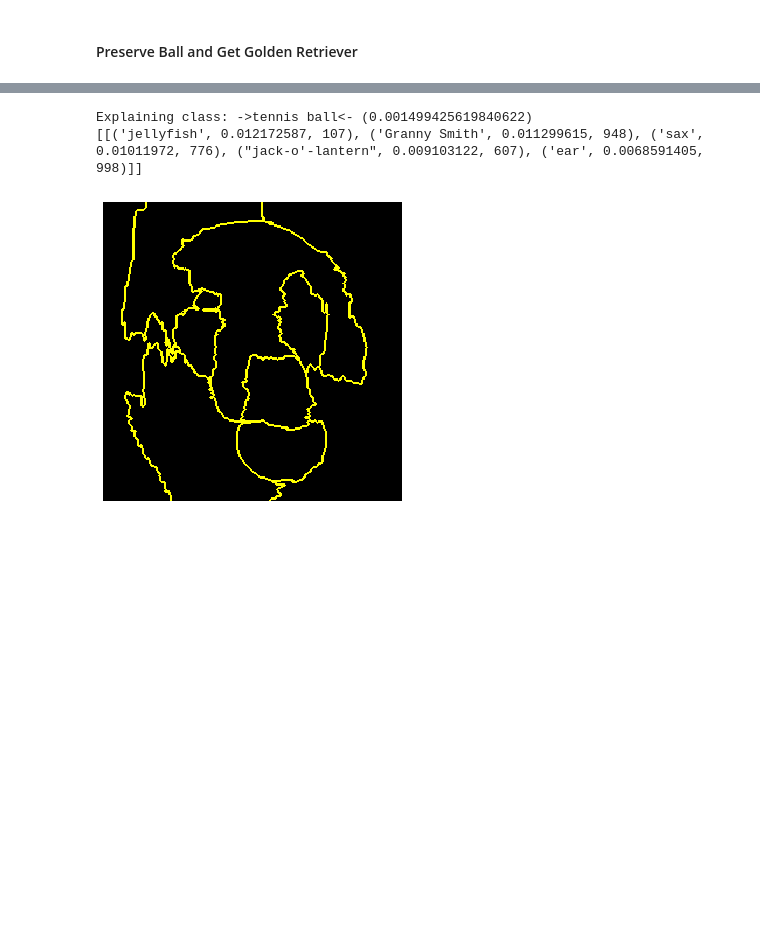
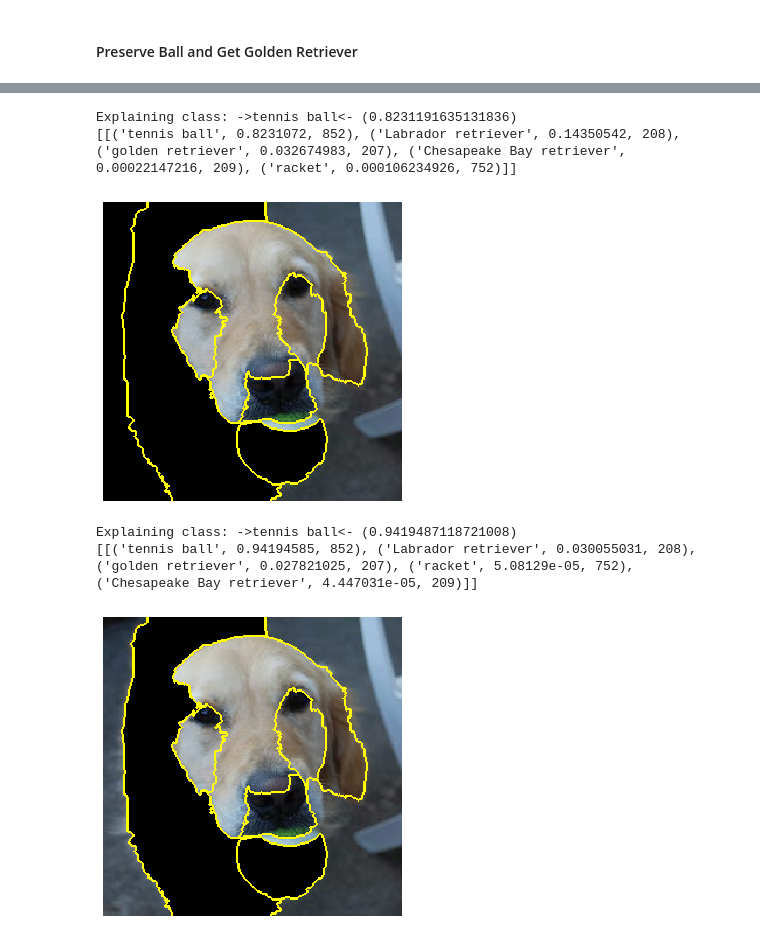
Before and after one commit to So-Cool/bLIMEy, a Jupyter notebook: IJCAI_2023/limetree_explanations.ipynb, the cells around one changed output, grey strips where cells are left out. Drawn from its saved outputs; the diff is of its cells as text; code cells hidden in the pictures; blank space fills up the shorter version.

```diff
--- a/IJCAI_2023/limetree_explanations.ipynb
+++ b/IJCAI_2023/limetree_explanations.ipynb
@@ -538,5 +530,5 @@ Explaining class: ->Labrador retriever<-
 # %%
-vis_id = 17
+vis_id = 20
 
 print(f'Probability of class ->{classes_names[class_id]}<-: '
       f'{class_prediction[vis_id]:.3f}')
@@ -587,5 +579,5 @@ Explaining class: ->golden retriever<-
 # %%
-vis_id = 7
+vis_id = 63
 
 print(f'Probability of class ->{classes_names[class_id]}<-: '
       f'{class_prediction[vis_id]:.3f}')
@@ -831,6 +805,0 @@ Explaining class: ->tennis ball<-
-# %%
-on_off_idxs = filter_explanations(
-    image_spec, on=id_on, off=id_off, use_none=False)
-
-for i in on_off_idxs:
-    print(f'{i}: {class_prediction[i]:.3f}\n    {image_spec[i]}')
@@ -855,34 +806,37 @@ for i in on_off_idxs:
-# %%
-# Get argmax
-idx = np.argmax([class_prediction[i] for i in on_off_idxs])
-idx = on_off_idxs[idx]
 # %%
-print(f'Explaining class: ->{classes_names[class_id]}<- ({class_prediction[idx]})')
+for idx in on_off_idxs:
+    print(f'Explaining class: ->{classes_names[class_id]}<- ({class_prediction[idx]})')
 
-# Highlight none
-if image_spec[idx]['none']:
-    example_highlight = segmenter.highlight_segments(
-        image_spec[idx]['none'], colour=highlight_colours['none'])
-else:
-    example_highlight = segmenter.image.copy()
-# leave on
-# Occlude off
-if image_spec[idx]['off']:
-    example_highlight = occluder.occlude_segments(
-        image_spec[idx]['off'], image=example_highlight)
-else:
-    example_highlight = example_highlight
-# highlight boundaries
-example_highlight_ = segmenter.mark_boundaries(
-    image=example_highlight, colour=(255, 255, 0))
+    # Highlight none
+    if image_spec[idx]['none']:
+        example_highlight = segmenter.highlight_segments(
+            image_spec[idx]['none'], colour=highlight_colours['none'])
+    else:
+        example_highlight = segmenter.image.copy()
+    # leave on
+    # Occlude off
+    if image_spec[idx]['off']:
+        example_highlight = occluder.occlude_segments(
+            image_spec[idx]['off'], image=example_highlight)
+    else:
+        example_highlight = example_highlight
+    # highlight boundaries
+    example_highlight_ = segmenter.mark_boundaries(
+        image=example_highlight, colour=(255, 255, 0))
 
-print(clf.proba2tuple(
-    clf.predict_proba([example_highlight]),
-    labels_no=5
-))
+    print(clf.proba2tuple(
+        clf.predict_proba([example_highlight]),
+        labels_no=5
+    ))
 
-imshow(example_highlight_)
+    imshow(example_highlight_)
+
+    plt.imsave(f'_figures/explanation_limetree_multi-tree-custom{class_id}-{vis_id}.pdf',  # jpeg
+               example_highlight_)
 # %% [output]
-Explaining class: ->tennis ball<- (0.001499425619840622)
-[[('jellyfish', 0.012172587, 107), ('Granny Smith', 0.011299615, 948), ('sax', 0.01011972, 776), ("jack-o'-lantern", 0.009103122, 607), ('ear', 0.0068591405, 998)]]
+Explaining class: ->tennis ball<- (0.8231191635131836)
+[[('tennis ball', 0.8231072, 852), ('Labrador retriever', 0.14350542, 208), ('golden retriever', 0.032674983, 207), ('Chesapeake Bay retriever', 0.00022147216, 209), ('racket', 0.000106234926, 752)]]
-[figure, old version]
+[figure, new version]
+Explaining class: ->tennis ball<- (0.9419487118721008)
+[[('tennis ball', 0.94194585, 852), ('Labrador retriever', 0.030055031, 208), ('golden retriever', 0.027821025, 207), ('racket', 5.08129e-05, 752), ('Chesapeake Bay retriever', 4.447031e-05, 209)]]
+[figure, added]
```
Also changed, not shown: parts of 47 cells of this notebook, 1 other file.
